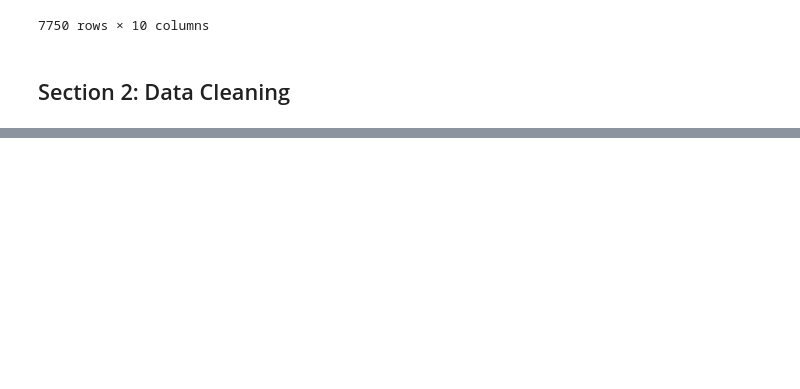
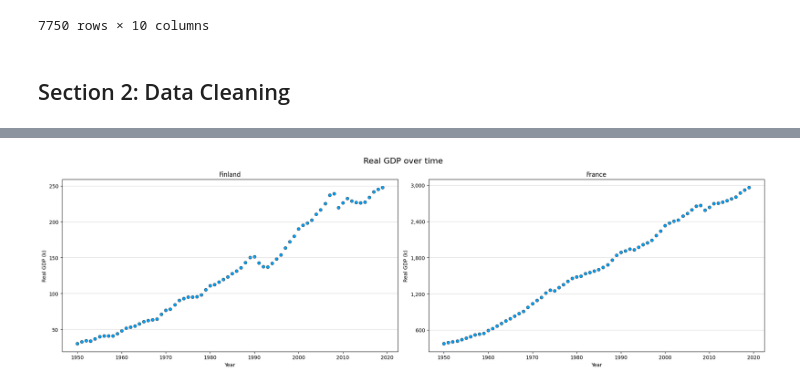
Before and after one commit to jxy-ygjm/EC1B1-Mini-Assessment, a Jupyter notebook: Mini Assessment.ipynb, the cells around one changed output, grey strips where cells are left out. Drawn from its saved outputs; the diff is of its cells as text; code cells hidden in the pictures; blank space fills up the shorter version.

```diff
--- a/Mini Assessment.ipynb
+++ b/Mini Assessment.ipynb
@@ -117,0 +269,44 @@ print(empty_emp_rows)
+# %%
+# Filter data for France
+france_data = df[df["country"] == 'France']
+# %%
+# Create a figure and subplots
+fig, (ax1, ax2) = plt.subplots(1, 2, figsize=(20, 6))
+fig.suptitle("Real GDP over time", fontsize=16) # Change title
+
+# Scatter plot for Finland
+ax1.scatter(
+    finland_data["year"],
+    finland_data["Real GDP"] / 1e3, # Remove 0s
+    facecolor="#00a2ff",
+    edgecolor='black',
+    linewidth=0.5
+)
+
+ax1.set_title("Finland")
+ax1.set_xlabel("Year")
+ax1.set_ylabel("Real GDP (k)")
+ax1.grid(axis="y", alpha=0.5) # Change grid line
+ax1.yaxis.set_major_formatter(StrMethodFormatter("{x:,.0f}"))
+ax1.yaxis.set_major_locator(MaxNLocator(nbins=5)) # Equal number of steps
+
+# Scatter plot for France
+ax2.scatter(
+    france_data["year"],
+    france_data["Real GDP"] / 1e3, # Remove 0s
+    facecolor="#00a2ff",
+    edgecolor='black',
+    linewidth=0.5
+)
+
+ax2.set_title("France")
+ax2.set_xlabel("Year")
+ax2.set_ylabel("Real GDP (k)")
+ax2.grid(axis="y", alpha=0.5) # Change grid line
+ax2.yaxis.set_major_formatter(StrMethodFormatter("{x:,.0f}"))
+ax2.yaxis.set_major_locator(MaxNLocator(nbins=5)) # Equal number of steps
+
+plt.tight_layout()
+plt.show()
+# %% [output]
+[figure, added]
```
Also changed, not shown: parts of 26 cells of this notebook.
